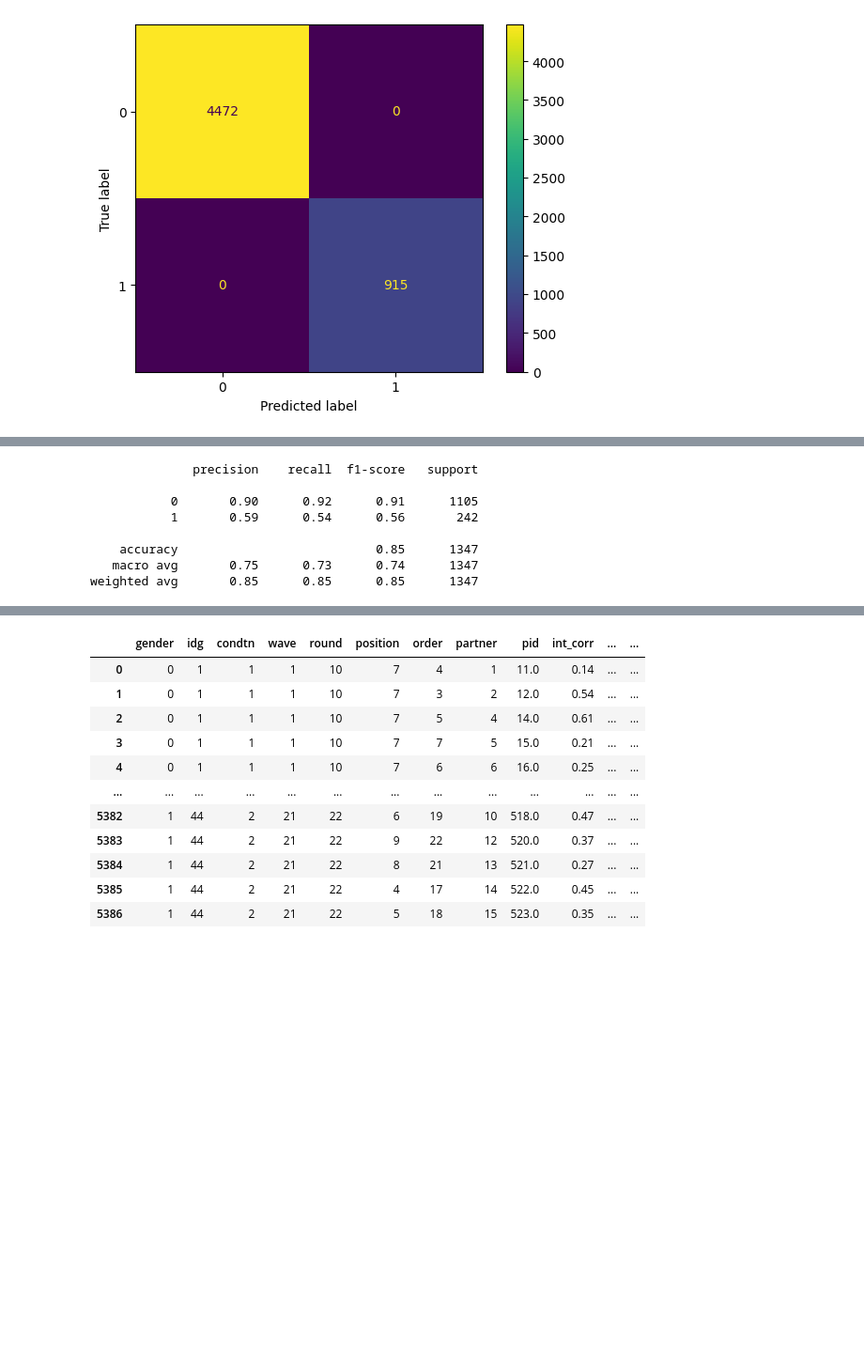
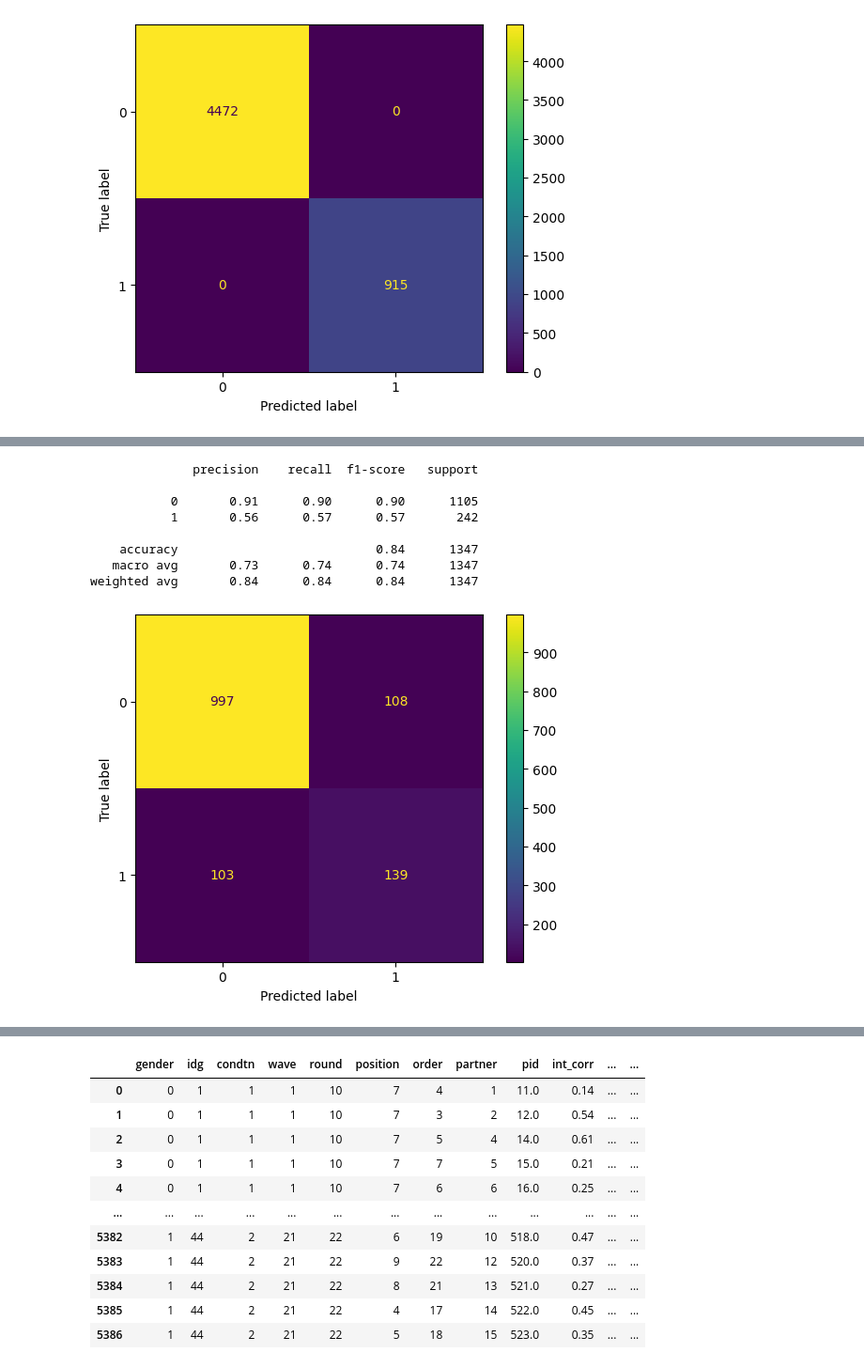
Before and after one commit to julianwasylka/SpeedDatingEDA, a Jupyter notebook: models/random_forest.ipynb, the cells around one changed output, grey strips where cells are left out. Shown: that part at 94% size. Drawn from its saved outputs; the diff is of its cells as text; code cells hidden in the pictures; blank space fills up the shorter version.

Commit message:
Finished models + feature importances

```diff
--- a/models/random_forest.ipynb
+++ b/models/random_forest.ipynb
@@ -55,3 +55,14 @@ for mean_score, params in zip(cv_res['mean_test_score'], cv_res['params']):
 0.23418040323549585 {'max_leaf_nodes': 30, 'n_estimators': 300}
 0.22744131970909248 {'max_leaf_nodes': 30, 'n_estimators': 500}
 0.22451947133813518 {'max_leaf_nodes': 30, 'n_estimators': 700}
+# %%
+#Hyperparameter tuning
+param_grid = [{"n_estimators": [300, 500, 700], "max_leaf_nodes": [30, 50, 100]}]
+rnd_clf = RandomForestClassifier(random_state=42, n_jobs=1)
+
+grid_search = GridSearchCV(rnd_clf, param_grid, cv=5, scoring='f1')
+grid_search.fit(X_train, y_train)
+
+cv_res = grid_search.cv_results_
+for mean_score, params in zip(cv_res['mean_test_score'], cv_res['params']):
+    print(mean_score, params)
@@ -75,3 +96,14 @@ for mean_score, params in zip(cv_res['mean_test_score'], cv_res['params']):
 0.3042635850044894 {'bootstrap': False, 'n_estimators': 300}
 0.29839544226655335 {'bootstrap': False, 'n_estimators': 500}
 0.29683038901876324 {'bootstrap': False, 'n_estimators': 1000}
+# %%
+#Hyperparameter tuning p.2
+param_grid = [{"n_estimators": [50, 75, 100], 'bootstrap': [True, False]}]
+rnd_clf = RandomForestClassifier(random_state=42, n_jobs=1)
+
+grid_search = GridSearchCV(rnd_clf, param_grid, cv=5, scoring='f1')
+grid_search.fit(X_train, y_train)
+
+cv_res = grid_search.cv_results_
+for mean_score, params in zip(cv_res['mean_test_score'], cv_res['params']):
+    print(mean_score, params)
@@ -106,0 +148,5 @@ array([0.54010695, 0.42165242, 0.16113744, 0.29343629, 0.09278351])
+# %%
+rnd_clf = RandomForestClassifier(random_state=42, n_jobs=1,  n_estimators = 75, class_weight='balanced')
+rnd_clf.fit(X_train.drop(['Unnamed: 0'], axis=1), y_train)
+y_pred = rnd_clf.predict(X_test.drop(['Unnamed: 0'], axis=1))
+print(classification_report(y_test, y_pred))
@@ -107,19 +162,27 @@ array([0.54010695, 0.42165242, 0.16113744, 0.29343629, 0.09278351])
 # %%
-rnd_clf = RandomForestClassifier(random_state=42, n_jobs=1, max_depth=100, class_weight='balanced')
-rnd_clf.fit(X_train, y_train)
+rnd_clf = RandomForestClassifier(random_state=42, n_jobs=1,  n_estimators = 75, class_weight='balanced')
+rnd_clf.fit(X_train.drop(['Unnamed: 0'], axis=1), y_train)
 y_pred = rnd_clf.predict(X_test.drop(['Unnamed: 0'], axis=1))
 y_probs = rnd_clf.predict_proba(X_test.drop(['Unnamed: 0'], axis=1))[:, 1]
-y_pred = (y_probs >= 0.3).astype(int)
+y_pred = (y_probs >= 0.27).astype(int)
 print(classification_report(y_test, y_pred))
+plot = ConfusionMatrixDisplay.from_predictions(y_test, y_pred)
+plot.figure_.savefig('ConfusionMatrix.png', bbox_inches='tight')
+
+importances = rnd_clf.feature_importances_
+imp_df = pd.DataFrame({'Feature': X_test.columns.drop(['Unnamed: 0']), 'Coefficient': importances.flatten()})
+imp_df.sort_values(ascending = False, by = 'Coefficient', inplace = True)
+imp_df.to_csv('random_forest_importances.csv', index = False)
 # %% [output]
               precision    recall  f1-score   support
 
-           0       0.90      0.92      0.91      1105
-           1       0.59      0.54      0.56       242
+           0       0.91      0.90      0.90      1105
+           1       0.56      0.57      0.57       242
 
-    accuracy                           0.85      1347
-   macro avg       0.75      0.73      0.74      1347
-weighted avg       0.85      0.85      0.85      1347
+    accuracy                           0.84      1347
+   macro avg       0.73      0.74      0.74      1347
+weighted avg       0.84      0.84      0.84      1347
+[figure, added]
 # %%
 rnd_clf = RandomForestClassifier(random_state=42, n_jobs=1, max_depth=100)
 rnd_clf.fit(X_train, y_train)
```
Also changed, not shown: parts of 11 cells of this notebook, 8 other files.
